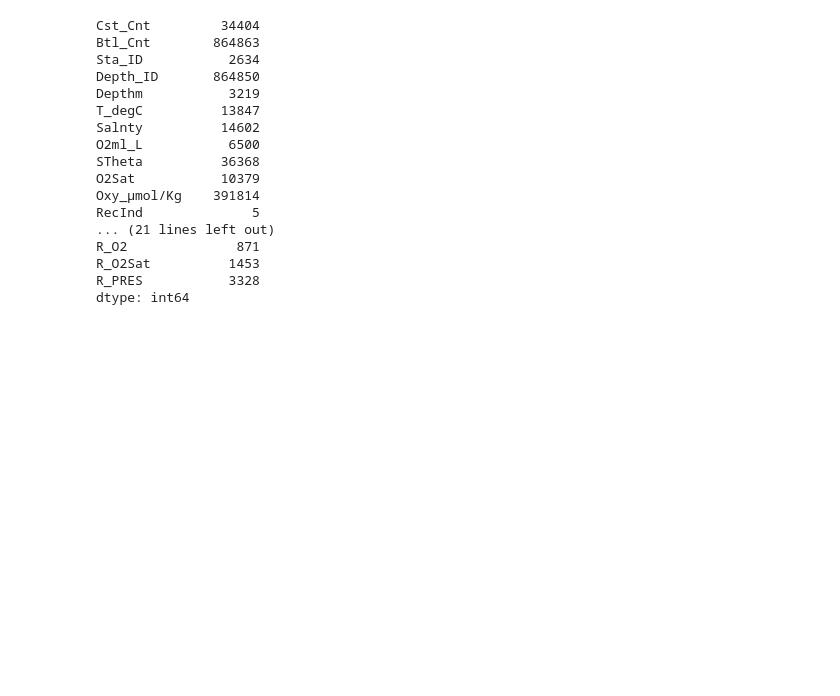
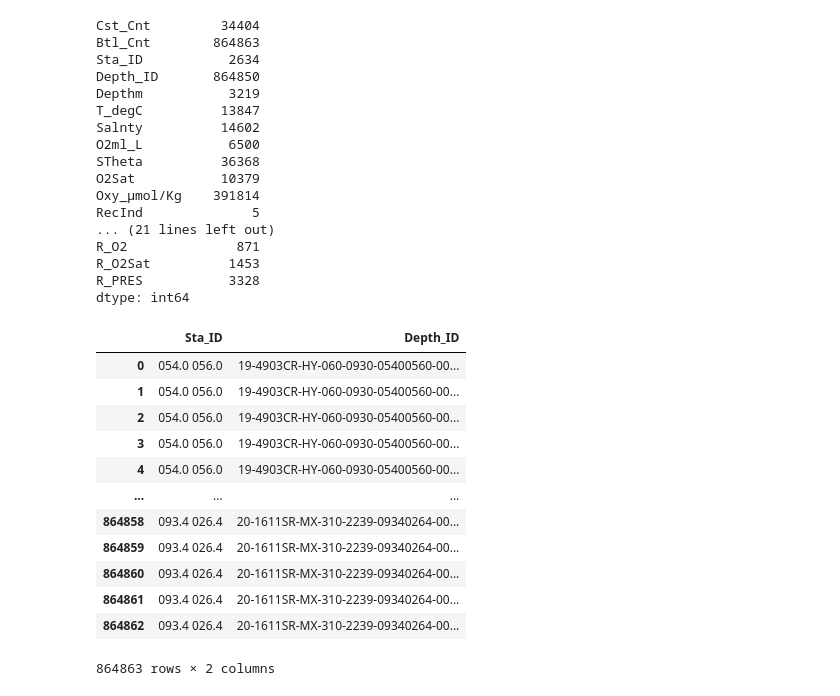
Before and after one commit to mynamescheff/some-data-ig, a Jupyter notebook: bottle/model.ipynb, the cells around one changed output. Cells and saved outputs as stored; diff of their text form; code cells hidden in the pictures; blank space fills up the shorter version.

```diff
--- a/bottle/model.ipynb
+++ b/bottle/model.ipynb
@@ -121,0 +128,16 @@ dtype: int64
+# %%
+categorical
+# %% [output]
+|  | Sta_ID | Depth_ID |
+| 0 | 054.0 056.0 | 19-4903CR-HY-060-0930-05400560-00... |
+| 1 | 054.0 056.0 | 19-4903CR-HY-060-0930-05400560-00... |
+| 2 | 054.0 056.0 | 19-4903CR-HY-060-0930-05400560-00... |
+| 3 | 054.0 056.0 | 19-4903CR-HY-060-0930-05400560-00... |
+| 4 | 054.0 056.0 | 19-4903CR-HY-060-0930-05400560-00... |
+| ... | ... | ... |
+| 864858 | 093.4 026.4 | 20-1611SR-MX-310-2239-09340264-00... |
+| 864859 | 093.4 026.4 | 20-1611SR-MX-310-2239-09340264-00... |
+| 864860 | 093.4 026.4 | 20-1611SR-MX-310-2239-09340264-00... |
+| 864861 | 093.4 026.4 | 20-1611SR-MX-310-2239-09340264-00... |
+| 864862 | 093.4 026.4 | 20-1611SR-MX-310-2239-09340264-00... |
+864863 rows × 2 columns
```
Also changed, not shown: parts of 4 cells of this notebook.
